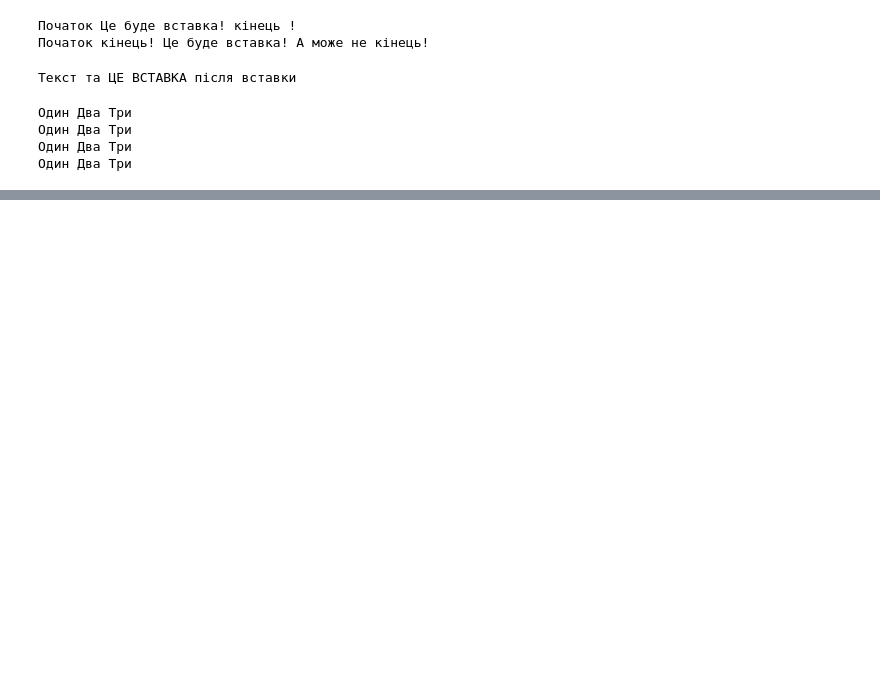
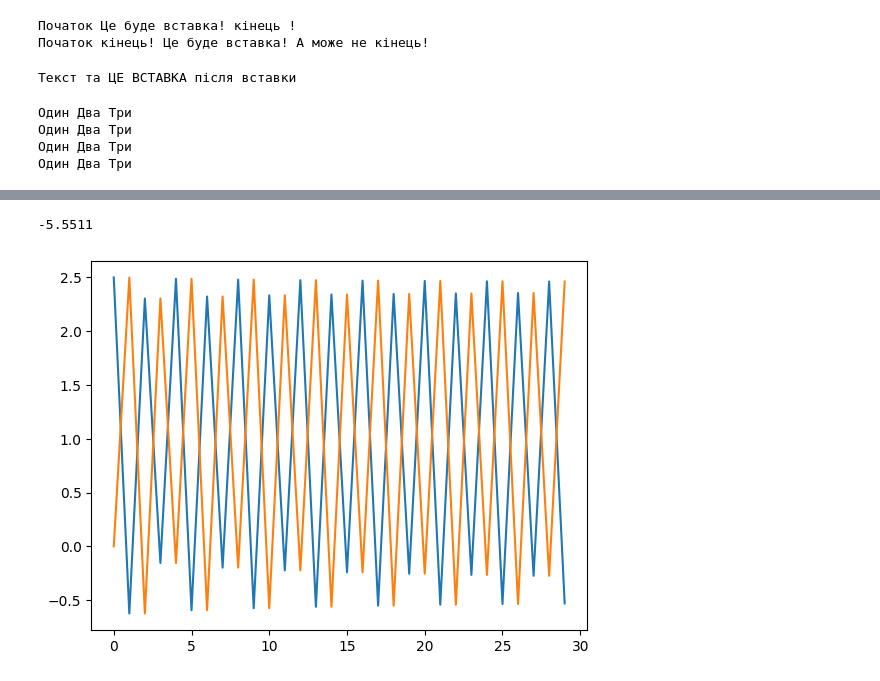
Before and after one commit to BobasB/2024_kn41_nm, a Jupyter notebook: 2_lab/2.ipynb, the cells around one changed output, grey strips where cells are left out. Drawn from its saved outputs; the diff is of its cells as text; code cells hidden in the pictures; blank space fills up the shorter version.

```diff
--- a/2_lab/2.ipynb
+++ b/2_lab/2.ipynb
@@ -274,0 +326,3 @@ print(f"{a} {b} {c}")
+# %%
+for i in d2.keys():
+    print(f"По ключу {i} буде виведено: ", d2[i])
@@ -274,0 +336,16 @@ print(f"{a} {b} {c}")
+# %%
+x = 0
+x0 = []
+x1 = []
+
+for i in range(30):
+    x1.append(x)
+    xi = (-x**2 + 5) / 2
+    x0.append(xi)
+    print("Проміжний розязок: ", xi)
+    if x == xi:
+        print("Ми знайшли розвязок", xi)
+        break
+    x = xi
+
+print("Розвязок: ", x)
@@ -274,0 +370,11 @@ print(f"{a} {b} {c}")
+# %%
+0.33**2 + 2*(-0.33) - 5
+# %% [output]
+-5.5511
+# %%
+import matplotlib.pyplot as plt
+plt.plot(x0)
+plt.plot(x1)
+plt.show()
+# %% [output]
+[figure, added]
```
Also changed, not shown: parts of 11 cells of this notebook.
